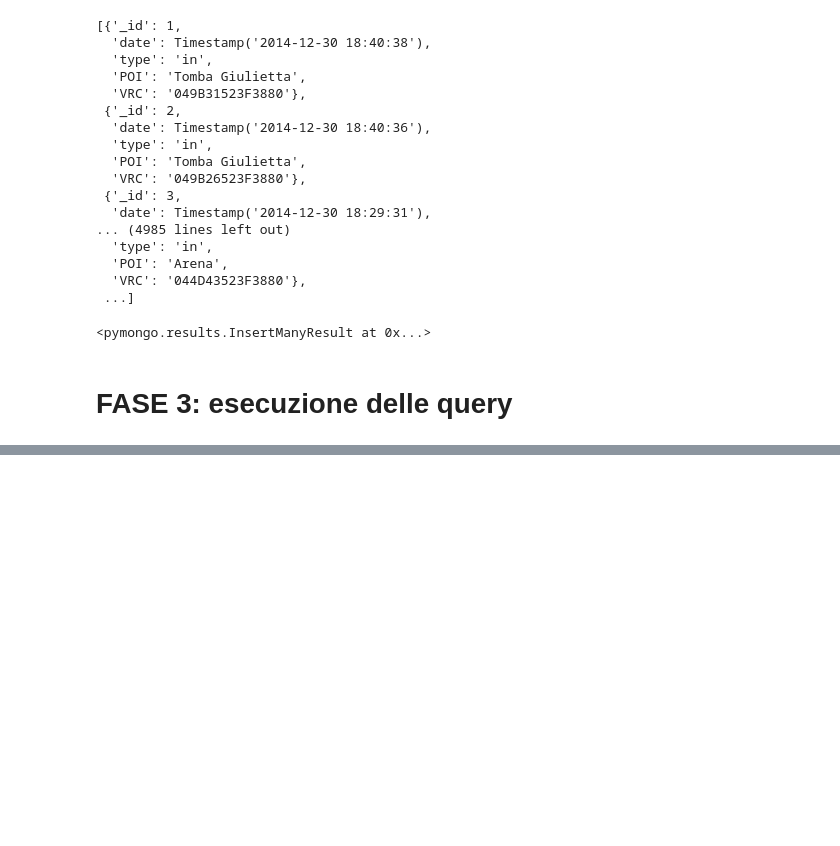
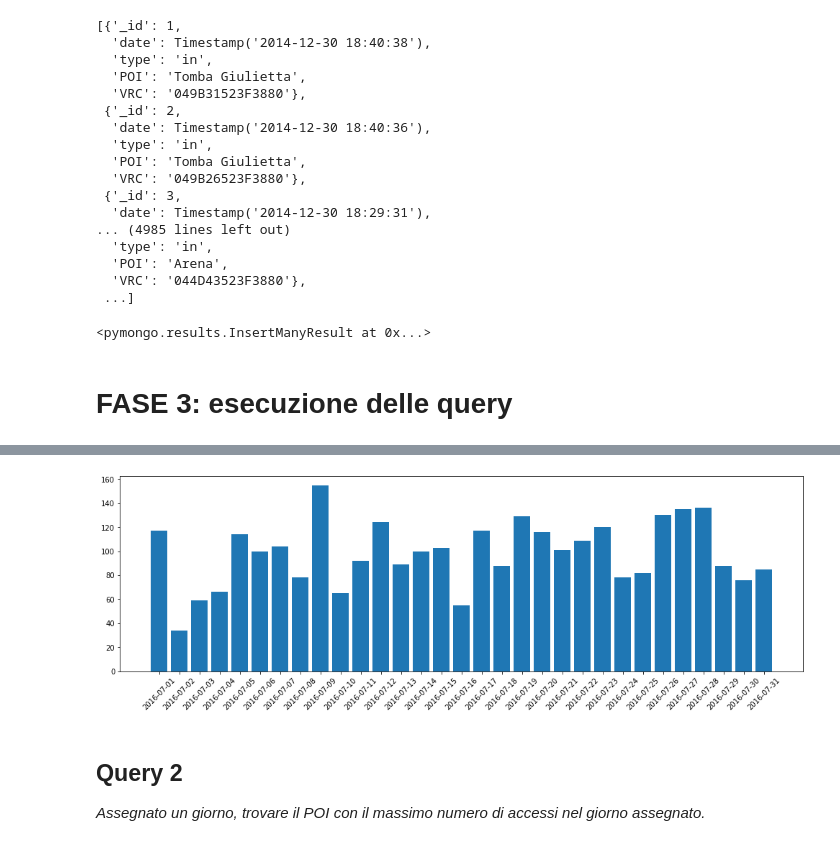
Before and after one commit to SimoneFerrari99/FSI-MongoDB, a Jupyter notebook: ProgettoFSI.ipynb, the cells around one changed output, grey strips where cells are left out. Saved outputs shown, nothing was run; the diff lists cells and outputs as text; code cells hidden in the pictures; blank space fills up the shorter version.

Commit message:
Query 1

```diff
--- a/ProgettoFSI.ipynb
+++ b/ProgettoFSI.ipynb
@@ -471,0 +473,49 @@ swipesBucket.insert_many(data)
+# %%
+poi = "Duomo"
+month = 7
+year = 2016
+
+year2 = year
+month2 = month+1
+if month == 12:
+    month2 = 1
+    year2 = year+1
+
+start = datetime(year, month, 1)
+end = datetime(year2, month2, 1)
+# %%
+query1 = {
+    "POI" : poi,
+    "date" : { "$gte": start, "$lte": end },
+}
+
+query1Result = swipeBucket.find(query1)
+# %%
+data = {}
+
+for x in tqdm(query1Result):
+    x["date"] = str(x["date"]).split(" ")[0]
+
+    try:
+        data[x["date"]]
+    except:
+        data[x["date"]] = 0
+
+    data[x["date"]]+=1
+# %%
+dataItems = data.items()
+sortedDataItems = sorted(dataItems)
+xs = [x[0] for x in sortedDataItems]
+ys = [y[1] for y in sortedDataItems]
+# %%
+import matplotlib.pyplot as plt
+
+plt.figure(figsize=(17,5))
+plt.bar(range(len(data)), list(ys), align='center')
+plt.xticks(range(len(data)), list(xs), rotation = 45)
+plt.show()
+# %% [output]
+[figure, added]
+# %% [markdown]
+## Query 2
+*Assegnato un giorno, trovare il POI con il massimo numero di accessi nel giorno assegnato.*
```
Also changed, not shown: parts of 8 cells of this notebook.
